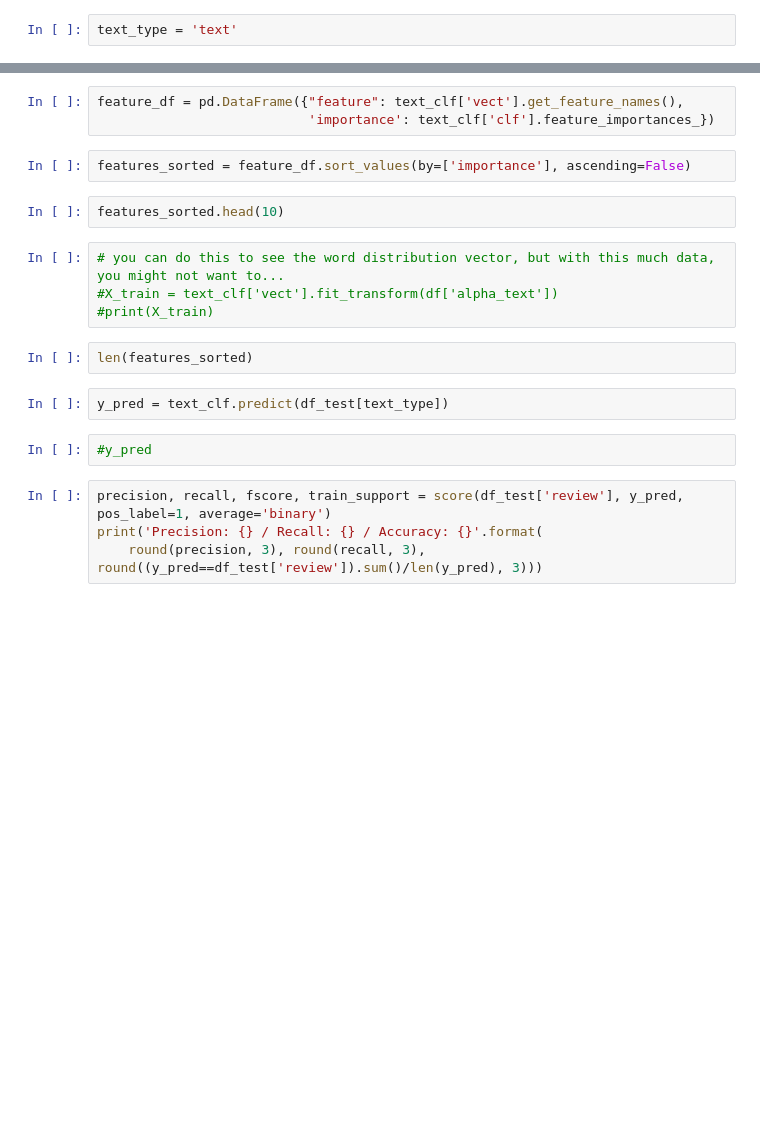
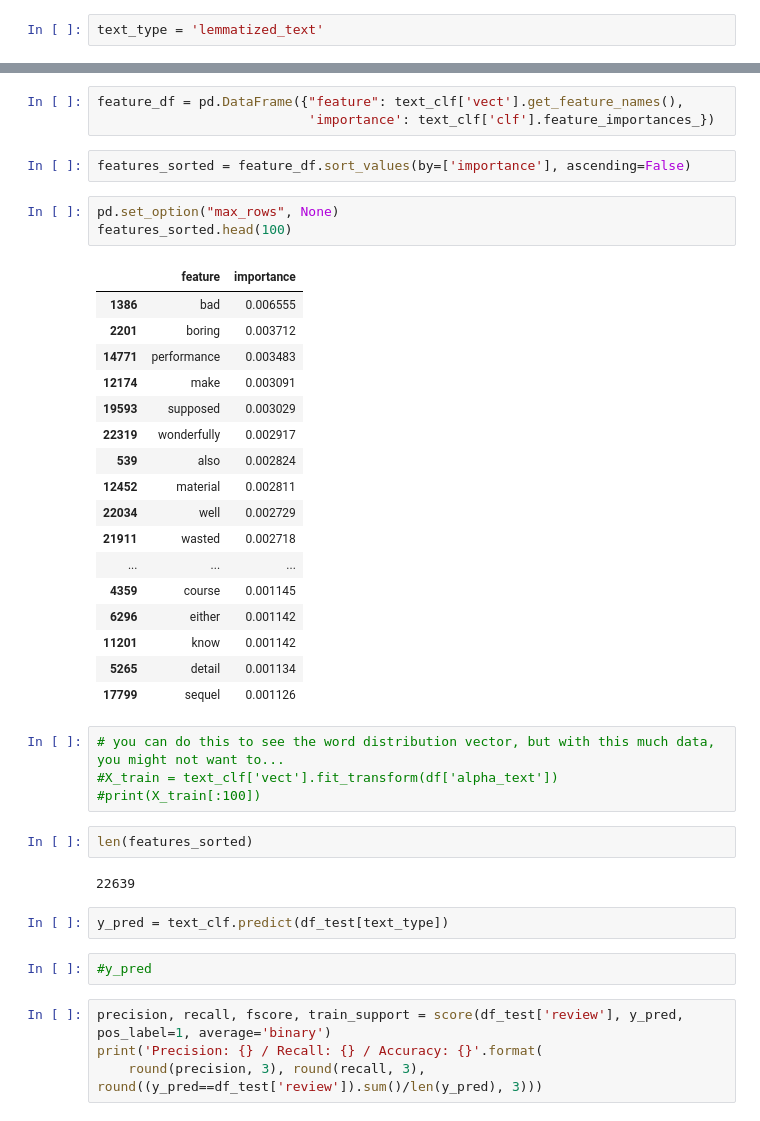
Before and after one commit to geoffswc/Document-Classification, a Jupyter notebook: Movie-Reviews-Pipeline.ipynb, the cells around one changed output, grey strips where cells are left out. Drawn from its saved outputs; the diff is of its cells as text; blank space fills up the shorter version.

```diff
--- a/Movie-Reviews-Pipeline.ipynb
+++ b/Movie-Reviews-Pipeline.ipynb
@@ -21,6 +34,6 @@ text_clf = Pipeline([
     ('clf', RandomForestClassifier())
     ])
 # %%
-text_type = 'text'
+text_type = 'lemmatized_text'
 # %%
 text_clf.fit(df_train[text_type], df_train['review'])
@@ -39,14 +75,35 @@ feature_df = pd.DataFrame({"feature": text_clf['vect'].get_feature_names(),
                            'importance': text_clf['clf'].feature_importances_})
 # %%
 features_sorted = feature_df.sort_values(by=['importance'], ascending=False)
-# %%
-features_sorted.head(10)
+# %%
+pd.set_option("max_rows", None)
+features_sorted.head(100)
+# %% [output]
+|  | feature | importance |
+| 1386 | bad | 0.006555 |
+| 2201 | boring | 0.003712 |
+| 14771 | performance | 0.003483 |
+| 12174 | make | 0.003091 |
+| 19593 | supposed | 0.003029 |
+| 22319 | wonderfully | 0.002917 |
+| 539 | also | 0.002824 |
+| 12452 | material | 0.002811 |
+| 22034 | well | 0.002729 |
+| 21911 | wasted | 0.002718 |
+| ... | ... | ... |
+| 4359 | course | 0.001145 |
+| 6296 | either | 0.001142 |
+| 11201 | know | 0.001142 |
+| 5265 | detail | 0.001134 |
+| 17799 | sequel | 0.001126 |
 # %%
 # you can do this to see the word distribution vector, but with this much data, you might not want to...
 #X_train = text_clf['vect'].fit_transform(df['alpha_text'])
-#print(X_train)
+#print(X_train[:100])
 # %%
 len(features_sorted)
+# %% [output]
+22639
 # %%
 y_pred = text_clf.predict(df_test[text_type])
 # %%
```
Also changed, not shown: parts of 17 cells of this notebook, 3 other files.
